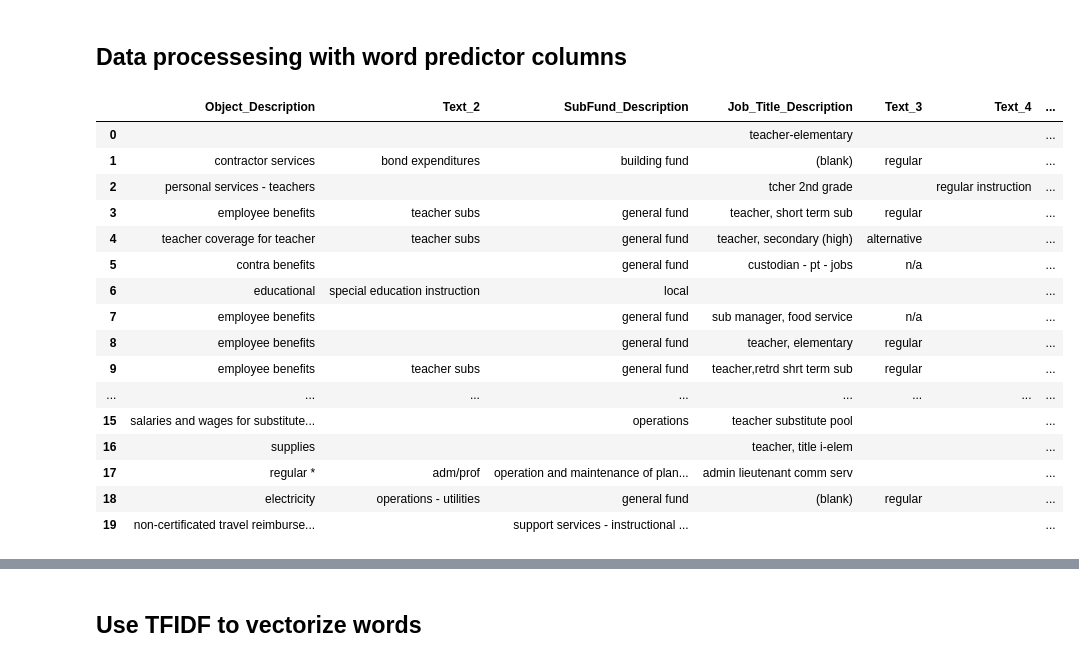
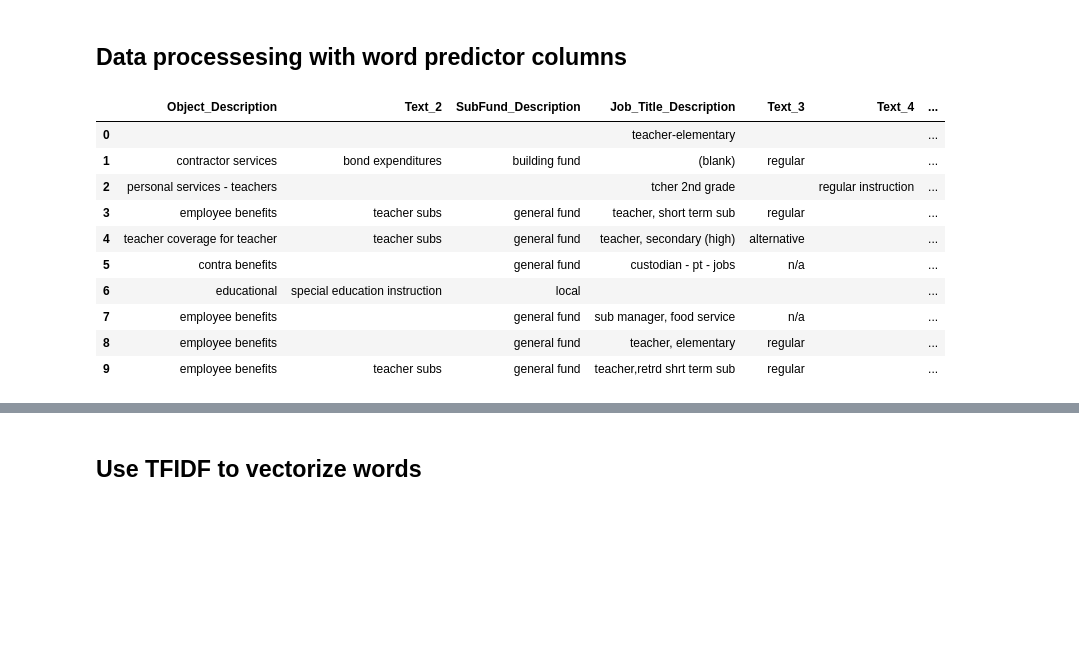
Before and after one commit to Uyentruong236/DSI_Capstone-Education_Budget_Classification, a Jupyter notebook: 01_EDA.ipynb, the cells around one changed output, grey strips where cells are left out. Cells and saved outputs as stored; diff of their text form; code cells hidden in the pictures; blank space fills up the shorter version.

```diff
--- a/01_EDA.ipynb
+++ b/01_EDA.ipynb
@@ -179,25 +179,19 @@ _ = sns.distplot(budget_df['FTE'].dropna())
 for col in budget_df[word_predictors]:
     budget_df[col] = budget_df[col].str.lower()
 # %%
-budget_df[word_predictors].head(20)
+budget_df[word_predictors].head(10)
 # %% [output]
 |  | Object_Description | Text_2 | SubFund_Description | Job_Title_Description | Text_3 | Text_4 | ... |
 | 0 |  |  |  | teacher-elementary |  |  | ... |
 | 1 | contractor services | bond expenditures | building fund | (blank) | regular |  | ... |
 | 2 | personal services - teachers |  |  | tcher 2nd grade |  | regular instruction | ... |
 | 3 | employee benefits | teacher subs | general fund | teacher, short term sub | regular |  | ... |
 | 4 | teacher coverage for teacher | teacher subs | general fund | teacher, secondary (high) | alternative |  | ... |
 | 5 | contra benefits |  | general fund | custodian - pt - jobs | n/a |  | ... |
 | 6 | educational | special education instruction | local |  |  |  | ... |
 | 7 | employee benefits |  | general fund | sub manager, food service | n/a |  | ... |
 | 8 | employee benefits |  | general fund | teacher, elementary | regular |  | ... |
 | 9 | employee benefits | teacher subs | general fund | teacher,retrd shrt term sub | regular |  | ... |
-| ... | ... | ... | ... | ... | ... | ... | ... |
-| 15 | salaries and wages for substitute... |  | operations | teacher substitute pool |  |  | ... |
-| 16 | supplies |  |  | teacher, title i-elem |  |  | ... |
-| 17 | regular * | adm/prof | operation and maintenance of plan... | admin lieutenant comm serv |  |  | ... |
-| 18 | electricity | operations - utilities | general fund | (blank) | regular |  | ... |
-| 19 | non-certificated travel reimburse... |  | support services - instructional ... |  |  |  | ... |
 # %%
 def cleaner(text):
     text = re.sub('[\W]',' ',text)
```
Also changed, not shown: parts of 4 cells of this notebook.
